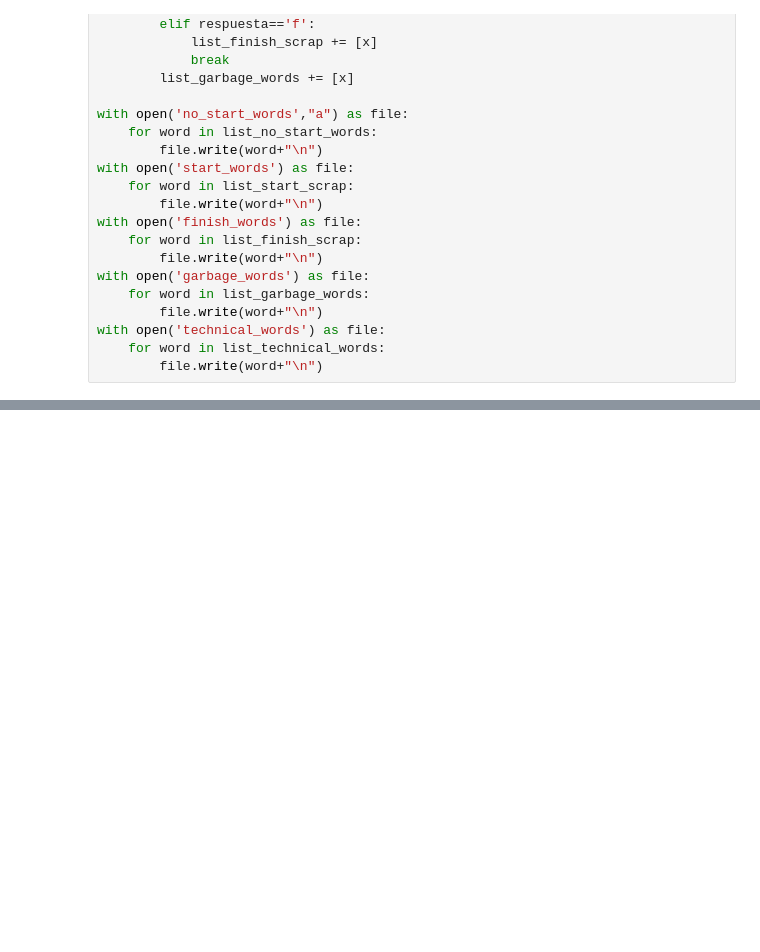
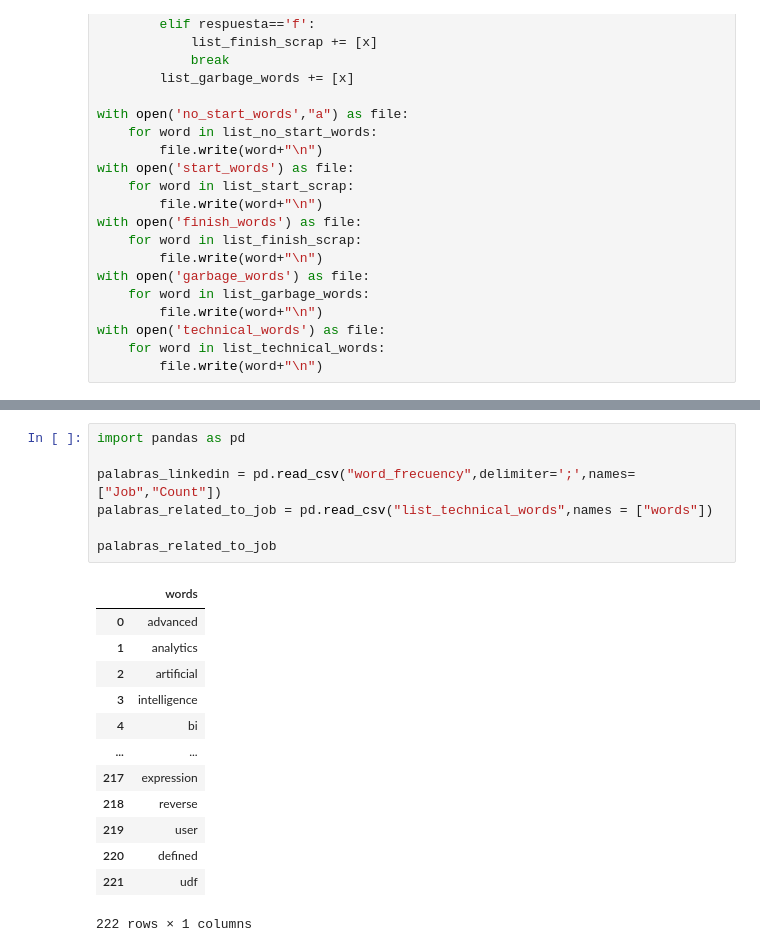
Before and after one commit to LuisEmanuelDias/Web-Scraping-Project---LinkedIn, a Jupyter notebook: LinkedIn Scrap_v0.ipynb, the cells around one changed output, grey strips where cells are left out. Cells and saved outputs as stored; diff of their text form; blank space fills up the shorter version.

```diff
--- a/LinkedIn Scrap_v0.ipynb
+++ b/LinkedIn Scrap_v0.ipynb
@@ -141,0 +276,21 @@ with open('technical_words') as file:
+# %%
+import pandas as pd
+
+palabras_linkedin = pd.read_csv("word_frecuency",delimiter=';',names=["Job","Count"])
+palabras_related_to_job = pd.read_csv("list_technical_words",names = ["words"])
+
+palabras_related_to_job
+# %% [output]
+|  | words |
+| 0 | advanced |
+| 1 | analytics |
+| 2 | artificial |
+| 3 | intelligence |
+| 4 | bi |
+| ... | ... |
+| 217 | expression |
+| 218 | reverse |
+| 219 | user |
+| 220 | defined |
+| 221 | udf |
+222 rows × 1 columns
```
Also changed, not shown: parts of 7 cells of this notebook, 5 other files.
